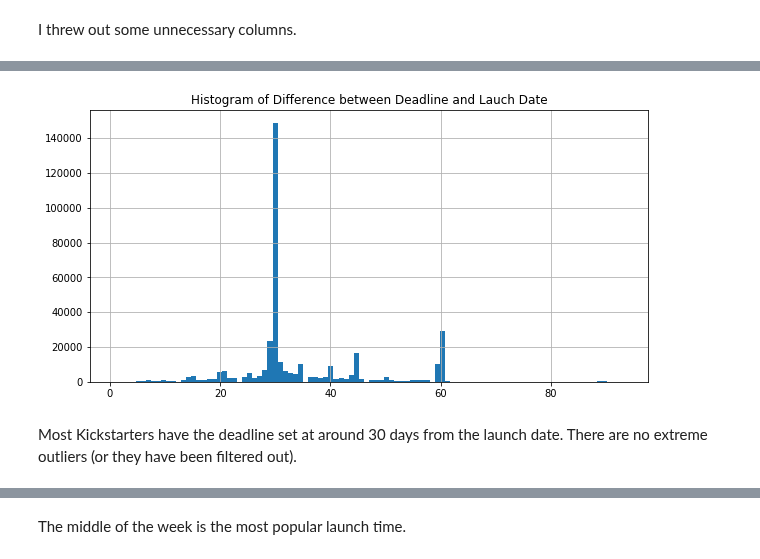
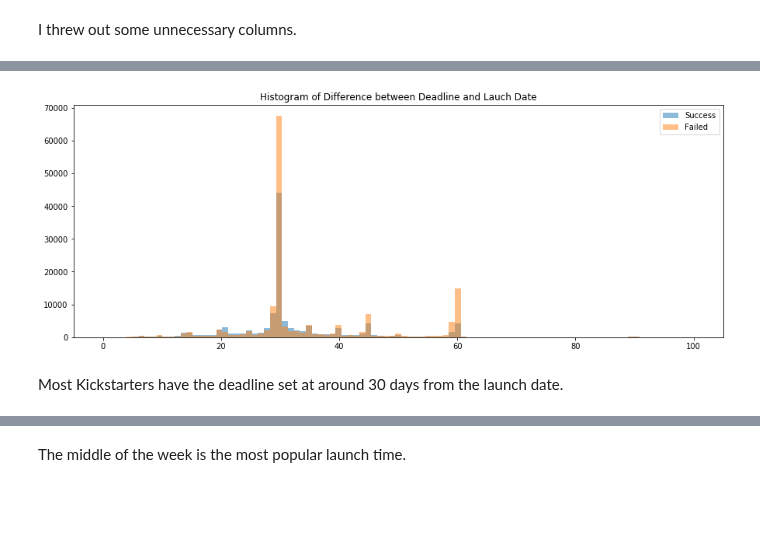
Before and after one commit to dwitten392/Springboard---DW, a Jupyter notebook: Capstone 1 - Kickstarter/Kickstarter Projects - Cleaning and Visualization.ipynb, the cells around one changed output, grey strips where cells are left out. Drawn from its saved outputs; the diff is of its cells as text; code cells hidden in the pictures; blank space fills up the shorter version.

```diff
--- a/Capstone 1 - Kickstarter/Kickstarter Projects - Cleaning and Visualization.ipynb
+++ b/Capstone 1 - Kickstarter/Kickstarter Projects - Cleaning and Visualization.ipynb
@@ -85,12 +130,20 @@ I threw out some unnecessary columns.
 #create a new column for days between launch and goal date
 cleaned_data['launched_at'] = pd.to_datetime(cleaned_data['launched_at'])
 cleaned_data['deadline'] = pd.to_datetime(cleaned_data['deadline'])
-#creating a histogram of Days Between
 cleaned_data['days_between'] = (cleaned_data['deadline'] - cleaned_data['launched_at']).dt.days
-cleaned_data['days_between'].hist(bins = 100, figsize = (10, 5))
-plt.title('Histogram of Difference between Deadline and Lauch Date')
-plt.show()
-# %% [output]
-[figure, removed]
+# %%
+#histogram of days between
+fig=plt.figure(figsize=(15,5.5))
+x = cleaned_data['days_between'].loc[cleaned_data['binary_state'] == 'successful']
+y = cleaned_data['days_between'].loc[cleaned_data['binary_state'] == 'failed']
+bins = np.linspace(0, 100, 100)
+
+plt.hist(x, bins, alpha=0.5, label='Success')
+plt.hist(y, bins, alpha=0.5, label='Failed')
+plt.legend(loc='upper right')
+plt.title('Histogram of Difference between Deadline and Lauch Date')
+plt.show()
+# %% [output]
+[figure, added]
 # %% [markdown]
-Most Kickstarters have the deadline set at around 30 days from the launch date. There are no extreme outliers (or they have been filtered out).
+Most Kickstarters have the deadline set at around 30 days from the launch date.
```
Also changed, not shown: parts of 22 cells of this notebook.
